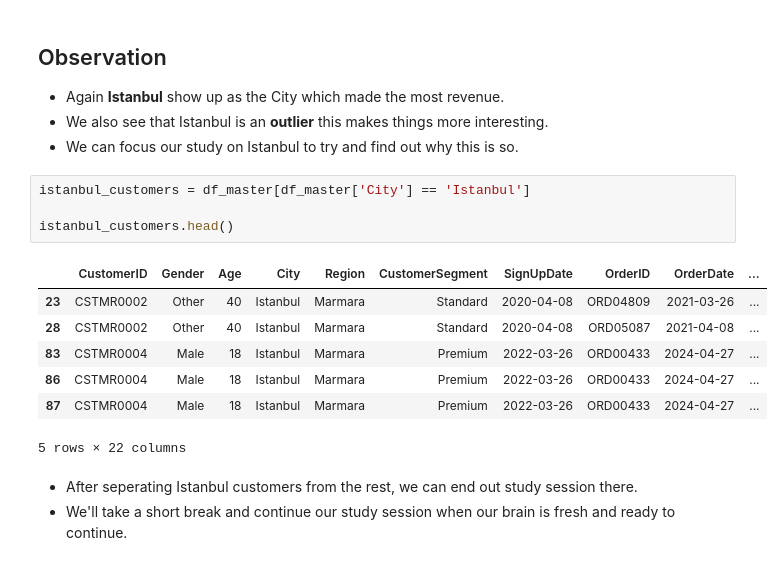
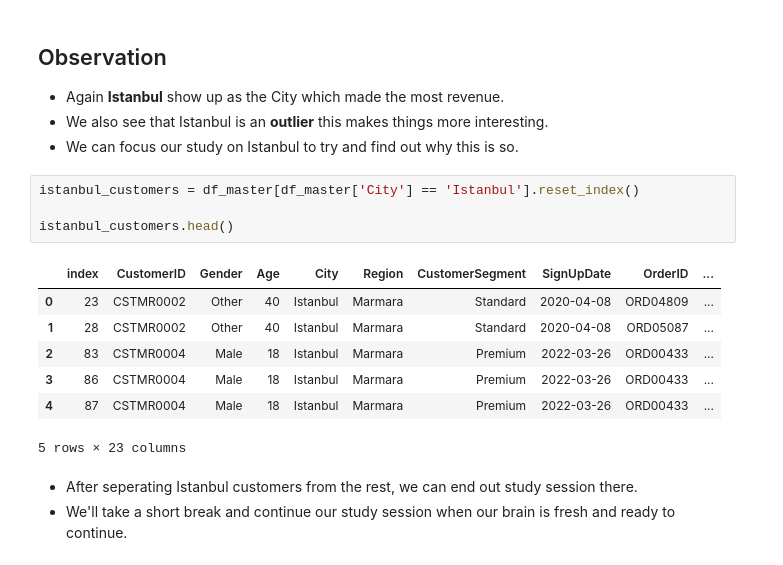
Before and after one commit to geff-ghost/notebooks, a Jupyter notebook: retail_data/MixedKnowledge.ipynb, the cells around one changed output. Cells and saved outputs as stored; diff of their text form.

```diff
--- a/retail_data/MixedKnowledge.ipynb
+++ b/retail_data/MixedKnowledge.ipynb
@@ -838,17 +838,17 @@ plt.show()
 - We also see that Istanbul is an **outlier** this makes things more interesting.
 - We can focus our study on Istanbul to try and find out why this is so.
 # %%
-istanbul_customers = df_master[df_master['City'] == 'Istanbul']
+istanbul_customers = df_master[df_master['City'] == 'Istanbul'].reset_index()
 
 istanbul_customers.head()
 # %% [output]
-|  | CustomerID | Gender | Age | City | Region | CustomerSegment | SignUpDate | OrderID | OrderDate | ... |
-| 23 | CSTMR0002 | Other | 40 | Istanbul | Marmara | Standard | 2020-04-08 | ORD04809 | 2021-03-26 | ... |
-| 28 | CSTMR0002 | Other | 40 | Istanbul | Marmara | Standard | 2020-04-08 | ORD05087 | 2021-04-08 | ... |
-| 83 | CSTMR0004 | Male | 18 | Istanbul | Marmara | Premium | 2022-03-26 | ORD00433 | 2024-04-27 | ... |
-| 86 | CSTMR0004 | Male | 18 | Istanbul | Marmara | Premium | 2022-03-26 | ORD00433 | 2024-04-27 | ... |
-| 87 | CSTMR0004 | Male | 18 | Istanbul | Marmara | Premium | 2022-03-26 | ORD00433 | 2024-04-27 | ... |
+|  | index | CustomerID | Gender | Age | City | Region | CustomerSegment | SignUpDate | OrderID | ... |
+| 0 | 23 | CSTMR0002 | Other | 40 | Istanbul | Marmara | Standard | 2020-04-08 | ORD04809 | ... |
+| 1 | 28 | CSTMR0002 | Other | 40 | Istanbul | Marmara | Standard | 2020-04-08 | ORD05087 | ... |
+| 2 | 83 | CSTMR0004 | Male | 18 | Istanbul | Marmara | Premium | 2022-03-26 | ORD00433 | ... |
+| 3 | 86 | CSTMR0004 | Male | 18 | Istanbul | Marmara | Premium | 2022-03-26 | ORD00433 | ... |
+| 4 | 87 | CSTMR0004 | Male | 18 | Istanbul | Marmara | Premium | 2022-03-26 | ORD00433 | ... |
-5 rows × 22 columns
+5 rows × 23 columns
 # %% [markdown]
 - After seperating Istanbul customers from the rest, we can end out study session there.
 - We'll take a short break and continue our study session when our brain is fresh and ready to continue.
```
Also changed, not shown: parts of 3 cells of this notebook.
